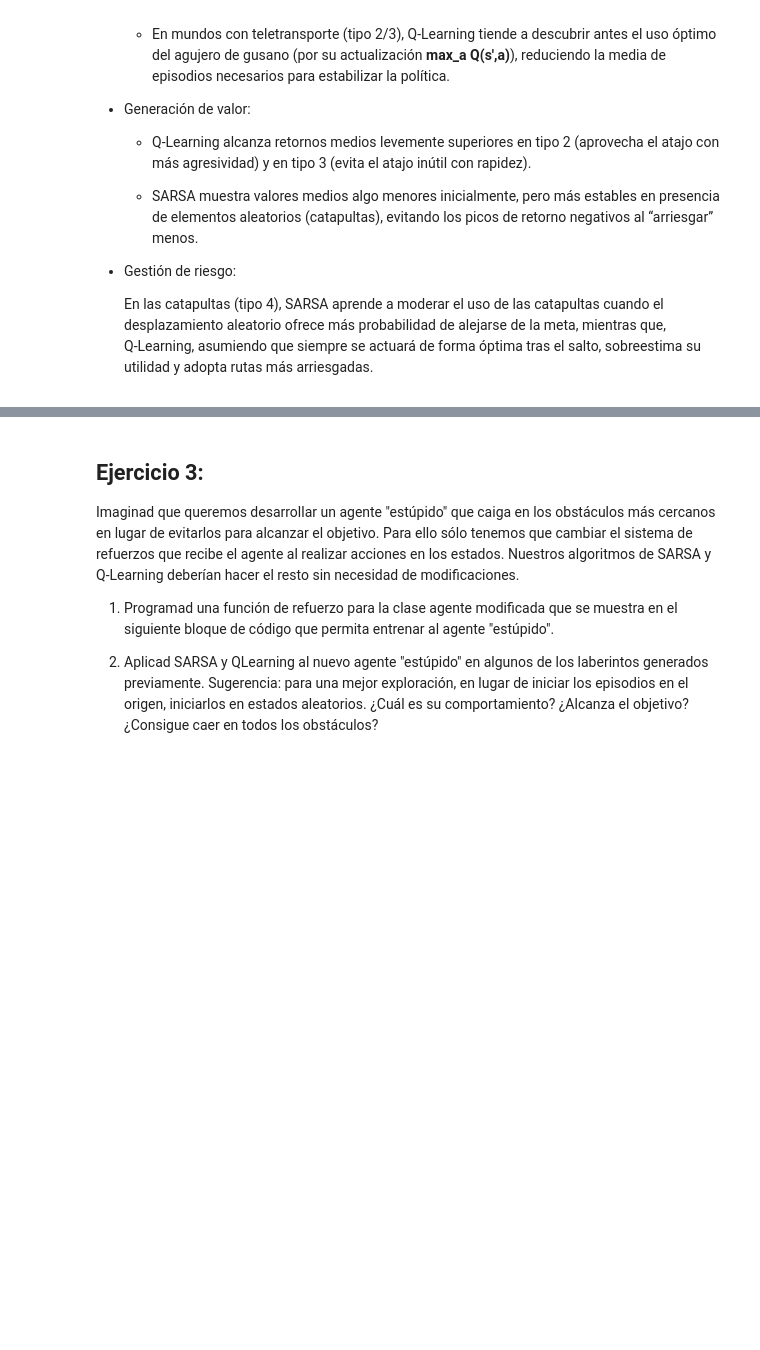
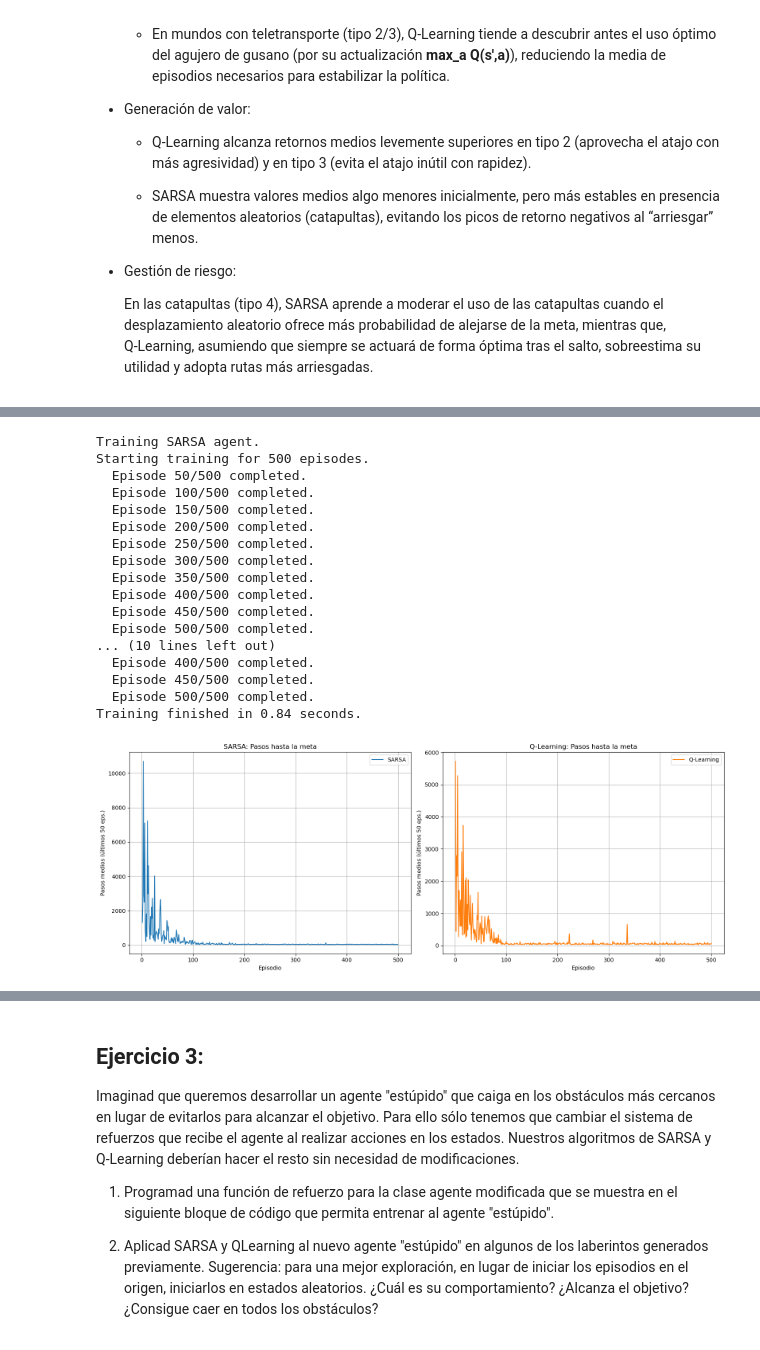
Before and after one commit to RafaDom02/AR, a Jupyter notebook: GridWorld3.ipynb, the cells around one changed output, grey strips where cells are left out. Drawn from its saved outputs; the diff is of its cells as text; code cells hidden in the pictures; blank space fills up the shorter version.

```diff
--- a/GridWorld3.ipynb
+++ b/GridWorld3.ipynb
@@ -585,0 +537,25 @@ plt.show()
+# %%
+n_episodes = 500
+epsilon = 0.15
+steps_per_episode_sarsa, steps_per_episode_qlearning = train_agents(type4_worlds[-1], initial_state, available_actions, alpha, gamma, epsilon, num_episodes=n_episodes, verbose=False)
+
+plot_steps_per_episodes(steps_per_episode_sarsa, steps_per_episode_qlearning)
+# %% [output]
+Training SARSA agent.
+Starting training for 500 episodes.
+  Episode 50/500 completed.
+  Episode 100/500 completed.
+  Episode 150/500 completed.
+  Episode 200/500 completed.
+  Episode 250/500 completed.
+  Episode 300/500 completed.
+  Episode 350/500 completed.
+  Episode 400/500 completed.
+  Episode 450/500 completed.
+  Episode 500/500 completed.
+... (10 lines left out)
+  Episode 400/500 completed.
+  Episode 450/500 completed.
+  Episode 500/500 completed.
+Training finished in 0.84 seconds.
+[figure, added]
```
Also changed, not shown: parts of 9 cells of this notebook, 1 other file.
